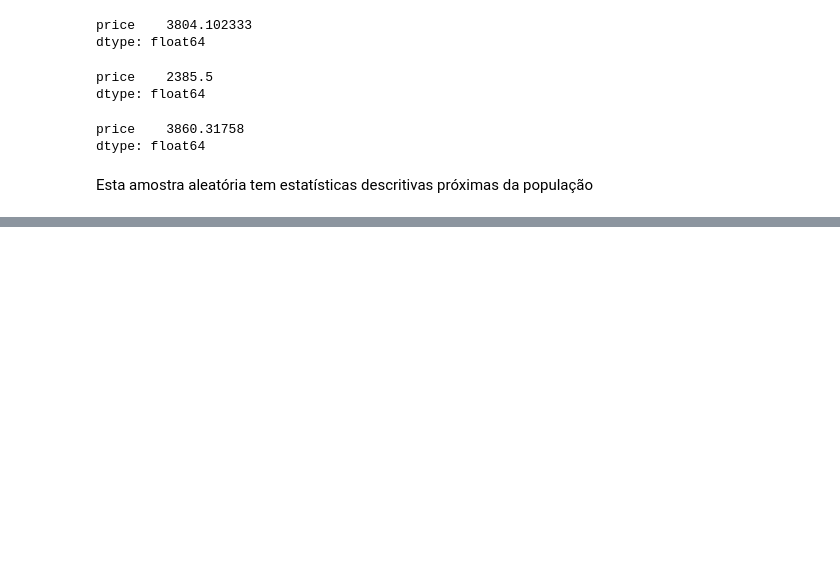
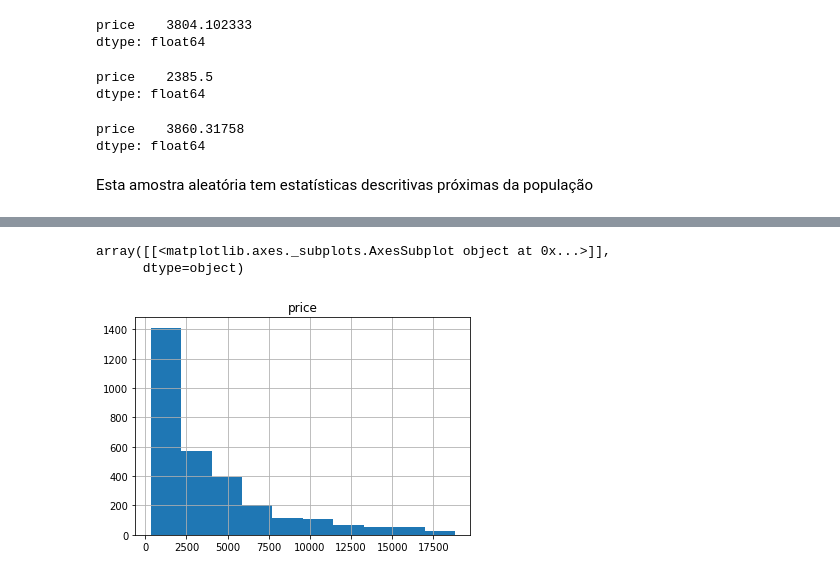
Before and after one commit to raphaelmoda/FIAP_Big_Data_Science, a Jupyter notebook: FIAP_BigData_AULA_02.ipynb, the cells around one changed output, grey strips where cells are left out. Drawn from its saved outputs; the diff is of its cells as text; code cells hidden in the pictures; blank space fills up the shorter version.

```diff
--- a/FIAP_BigData_AULA_02.ipynb
+++ b/FIAP_BigData_AULA_02.ipynb
@@ -118,0 +136,6 @@ Esta amostra aleatória tem estatísticas descritivas próximas da população
+# %%
+a3[["price"]].hist()
+# %% [output]
+array([[<matplotlib.axes._subplots.AxesSubplot object at 0x...>]],
+      dtype=object)
+[figure, added]
```
Also changed, not shown: parts of 8 cells of this notebook.
